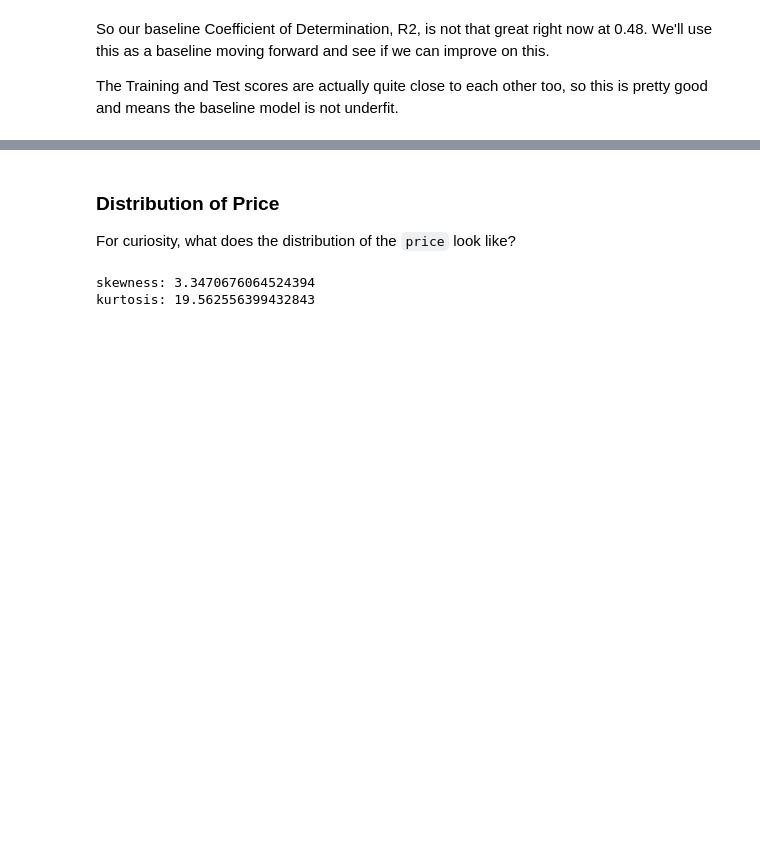
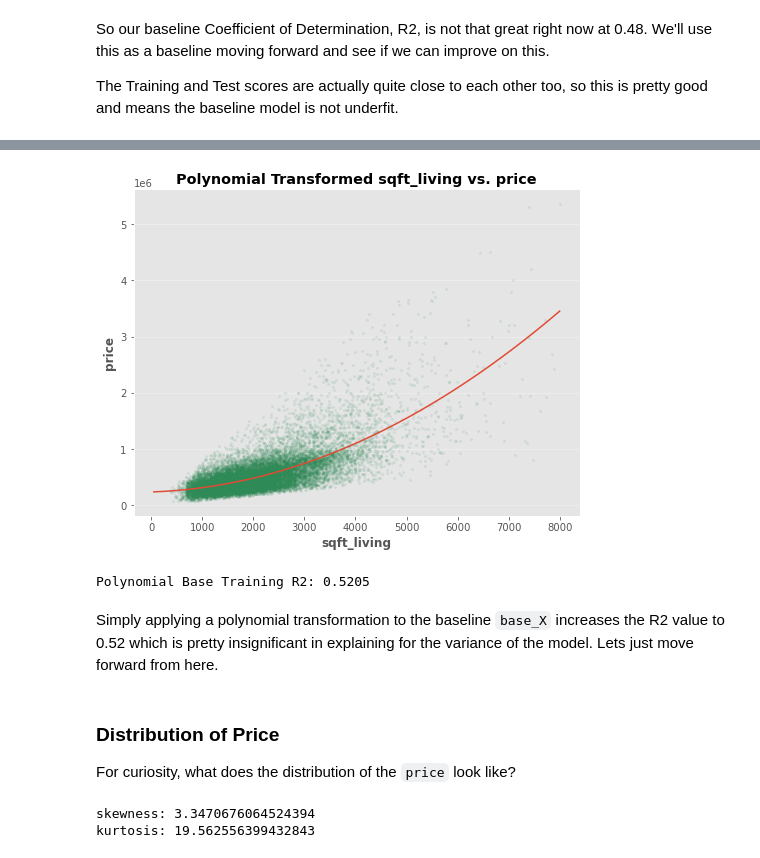
Before and after one commit to eric8395/Housing_Market_Linear_Regression, a Jupyter notebook: Housing Market Linear Regression.ipynb, the cells around one changed output, grey strips where cells are left out. Cells and saved outputs as stored; diff of their text form; code cells hidden in the pictures; blank space fills up the shorter version.

```diff
--- a/Housing Market Linear Regression.ipynb
+++ b/Housing Market Linear Regression.ipynb
@@ -345,3 +350,53 @@ The Training and Test scores are actually quite close to each other too, so this
+# %%
+# instantiate a PolynomialFeatures and fit/transfrom to X_poly
+poly = PolynomialFeatures(2)
+X_poly = poly.fit_transform(base_X)
+
+# fit X_poly to Linear Regression model
+reg_poly = LinearRegression().fit(X_poly, y_train)
+
+# create line parameters
+X_linspace = pd.DataFrame(np.linspace(50, 8000, 50), columns= ['sqft_living'])
+
+# create poly line X and Y values
+X_linspace_fin = poly.fit_transform(X_linspace)
+y_poly_pred = reg_poly.predict(X_linspace_fin)
+
+# set up fig
+fig, ax = plt.subplots(figsize=(8, 6))
+
+# plot polynomial regression line against the data
+plt.scatter(df['sqft_living'], df['price'],
+            s = 5, alpha = 0.1,
+            color='seagreen')
+
+plt.plot(X_linspace, y_poly_pred)
+plt.xlabel('sqft_living', weight = 'bold')
+plt.ylabel('price', weight = 'bold')
+ax.set_title('Polynomial Transformed sqft_living vs. price', weight = 'bold');
+
+# removes top and right side axis
+plt.gca().spines['top'].set_visible(False)
+plt.gca().spines['right'].set_visible(False)
+
+# set gridline visibility
+ax.set_axisbelow(True)
+ax.yaxis.grid(True, color='#EEEEEE')
+ax.xaxis.grid(False)
+# %% [output]
+[figure, added]
+# %%
+# instantiate a poly baseline model
+poly_baseline_model = LinearRegression()
+
+# Fit our poly model
+poly_baseline_model.fit(X_poly, y_train)
+
+print('Polynomial Base Training R2:', round(poly_baseline_model.score(X_poly, y_train), 4))
+# %% [output]
+Polynomial Base Training R2: 0.5205
+# %% [markdown]
+Simply applying a polynomial transformation to the baseline `base_X` increases the R2 value to 0.52 which is pretty insignificant in explaining for the variance of the model. Lets just move forward from here.
 # %% [markdown]
 ### Distribution of Price
 
```
Also changed, not shown: parts of 22 cells of this notebook.
